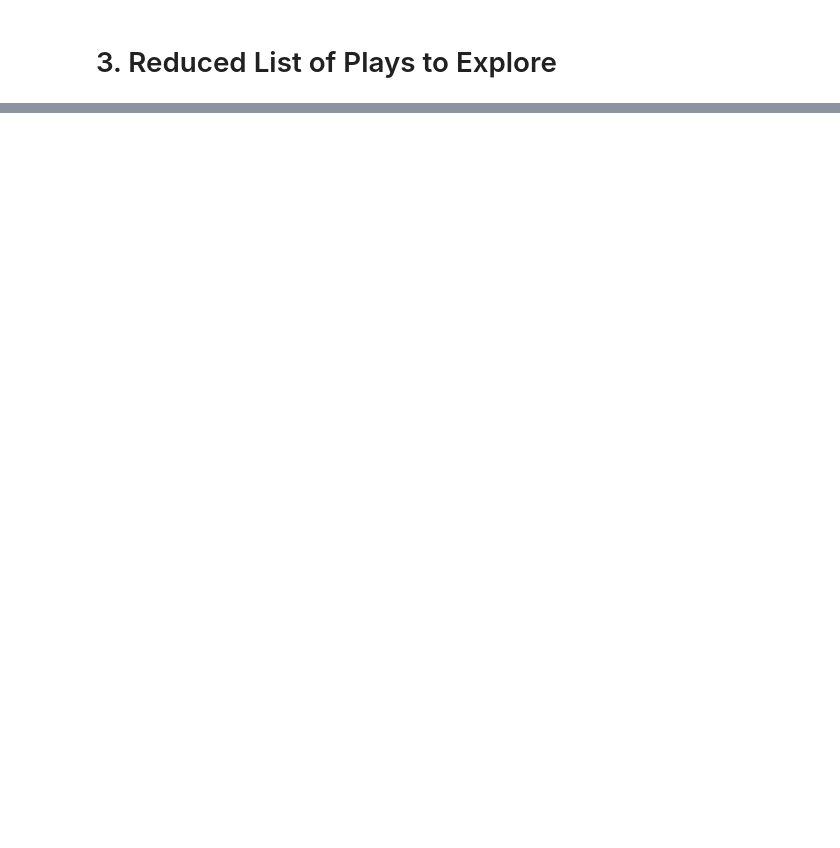
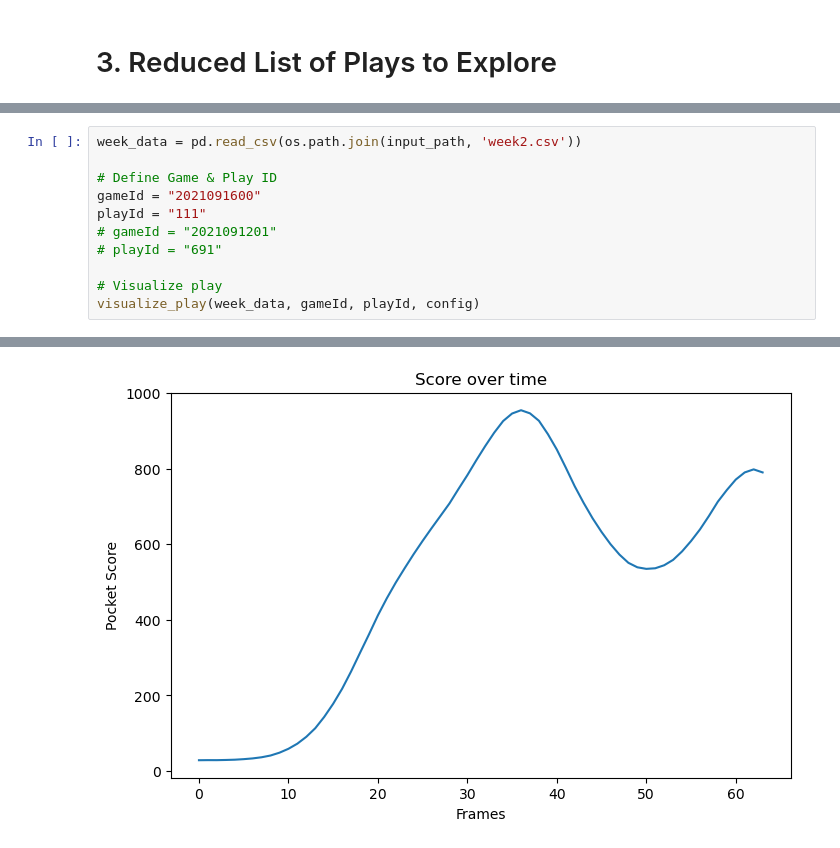
Before and after one commit to mcachosoblechero/MagicNFL, a Jupyter notebook: exploration/experimentation_pipeline.ipynb, the cells around one changed output, grey strips where cells are left out. Drawn from its saved outputs; the diff is of its cells as text; blank space fills up the shorter version.

```diff
--- a/exploration/experimentation_pipeline.ipynb
+++ b/exploration/experimentation_pipeline.ipynb
@@ -115,0 +108,12 @@ plays.head(5)
+# %%
+week_data = pd.read_csv(os.path.join(input_path, 'week2.csv'))
+
+# Define Game & Play ID
+gameId = "2021091600"
+playId = "111"
+# gameId = "2021091201"
+# playId = "691"
+
+# Visualize play
+visualize_play(week_data, gameId, playId, config)
+# %% [output]
@@ -116,3 +123,4 @@ plays.head(5)
+[figure, added]
 # %%
 run_short_pipeline(input_path, preprocessing_path, plays.values, config, runId = "short_run_1")
 # %% [output]
```
Also changed, not shown: parts of 5 cells of this notebook, 2 other files.
